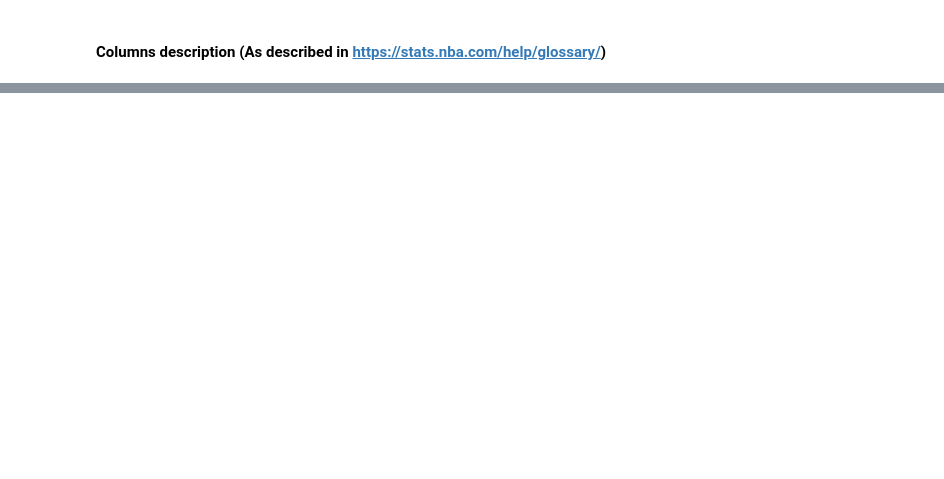
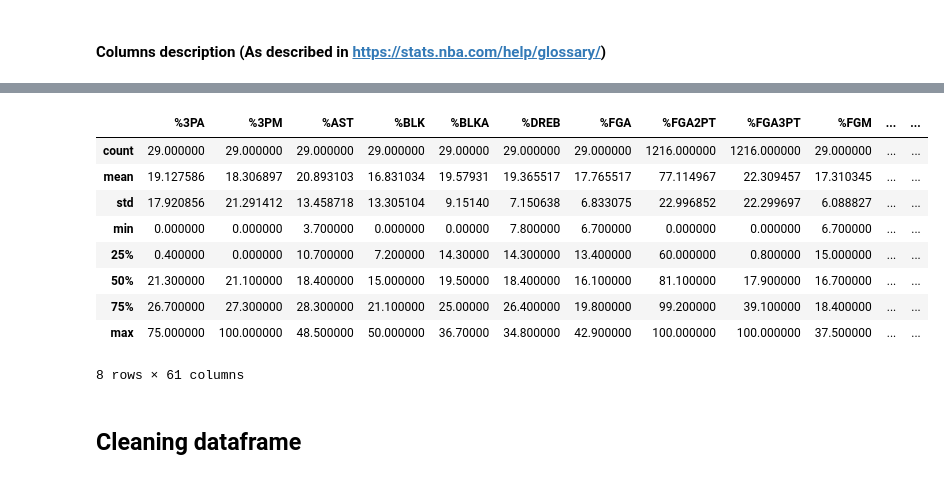
Before and after one commit to lucasOlivio/nba_scrapper, a Jupyter notebook: exploring_data.ipynb, the cells around one changed output, grey strips where cells are left out. Saved outputs shown, nothing was run; the diff lists cells and outputs as text; code cells hidden in the pictures; blank space fills up the shorter version.

```diff
--- a/exploring_data.ipynb
+++ b/exploring_data.ipynb
@@ -100,0 +111,24 @@ glossary.head()
+# %%
+# Print all text in column
+pd.options.display.max_colwidth = 200
+
+query_project = {
+    '_id': 0
+}
+
+glossary_collection = db.glossary
+glossary = pd.DataFrame(list(glossary_collection.find({},query_project)))
+glossary['Key'] = glossary['Key'].str.upper()
+glossary['Key'] = glossary['Key'].str.replace(' ', '')
+glossary.set_index('Key', inplace=True)
+glossary.fillna('', inplace=True)
+
+for column in list(players):
+    try:
+        name = glossary.loc[column.upper()]["Definition"]
+    except KeyError:
+        name = "Not in list!"
+
+    print('|----------------------------------------------------------------------------------------------------------------|')
+    print(f'|{column}: {name}')
+    print('|----------------------------------------------------------------------------------------------------------------|')
@@ -100,0 +179,15 @@ glossary.head()
+# %%
+players.describe()
+# %% [output]
+|  | %3PA | %3PM | %AST | %BLK | %BLKA | %DREB | %FGA | %FGA2PT | %FGA3PT | %FGM | ... | ... |
+| count | 29.000000 | 29.000000 | 29.000000 | 29.000000 | 29.00000 | 29.000000 | 29.000000 | 1216.000000 | 1216.000000 | 29.000000 | ... | ... |
+| mean | 19.127586 | 18.306897 | 20.893103 | 16.831034 | 19.57931 | 19.365517 | 17.765517 | 77.114967 | 22.309457 | 17.310345 | ... | ... |
+| std | 17.920856 | 21.291412 | 13.458718 | 13.305104 | 9.15140 | 7.150638 | 6.833075 | 22.996852 | 22.299697 | 6.088827 | ... | ... |
+| min | 0.000000 | 0.000000 | 3.700000 | 0.000000 | 0.00000 | 7.800000 | 6.700000 | 0.000000 | 0.000000 | 6.700000 | ... | ... |
+| 25% | 0.400000 | 0.000000 | 10.700000 | 7.200000 | 14.30000 | 14.300000 | 13.400000 | 60.000000 | 0.800000 | 15.000000 | ... | ... |
+| 50% | 21.300000 | 21.100000 | 18.400000 | 15.000000 | 19.50000 | 18.400000 | 16.100000 | 81.100000 | 17.900000 | 16.700000 | ... | ... |
+| 75% | 26.700000 | 27.300000 | 28.300000 | 21.100000 | 25.00000 | 26.400000 | 19.800000 | 99.200000 | 39.100000 | 18.400000 | ... | ... |
+| max | 75.000000 | 100.000000 | 48.500000 | 50.000000 | 36.70000 | 34.800000 | 42.900000 | 100.000000 | 100.000000 | 37.500000 | ... | ... |
+8 rows × 61 columns
+# %% [markdown]
+## Cleaning dataframe
```
Also changed, not shown: parts of 21 cells of this notebook, 1 other file.
